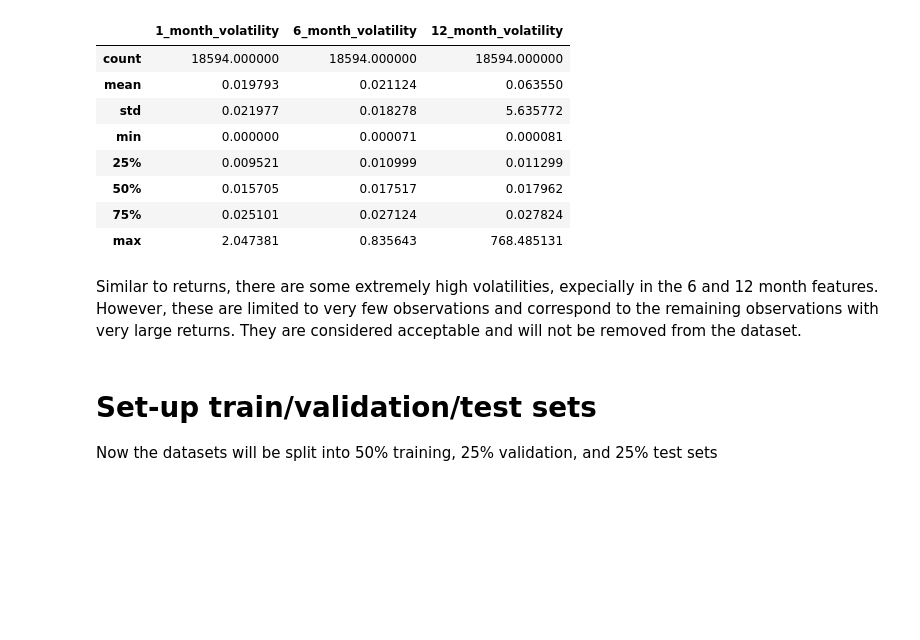
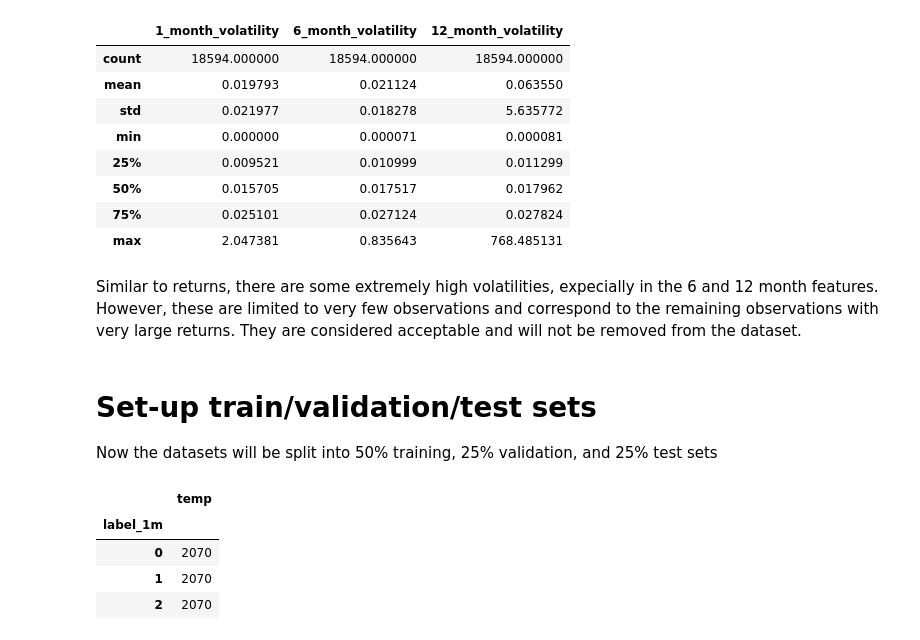
Before and after one commit to yvesdhondt/CNN-StockReturnPrediction, a Jupyter notebook: stock_return_cnn/1_data_analyis.ipynb, the cells around one changed output. Cells and saved outputs as stored; diff of their text form; code cells hidden in the pictures; blank space fills up the shorter version.

```diff
--- a/stock_return_cnn/1_data_analyis.ipynb
+++ b/stock_return_cnn/1_data_analyis.ipynb
@@ -196,17 +196,16 @@ balanced_observations = balance_sample([0, 1, 2], observations, label_name="labe
 
 # Create balanced train, test & validation sub-samples
 train, temp = balanced_sampler([0, 1, 2], balanced_observations, label_name="label_1m", test_size=0.3)
-test, val = balanced_sampler([0, 1, 2], balanced_observations, label_name="label_1m", test_size=0.5)
-
-"""
-train, temp = balanced_sampler([0, 1, 2], observations, label_name="label_1m", test_size=0.6) # 40% goes to training data, 30% to test & 30% to validation
-test, val = balanced_sampler([0, 1, 2], observations, label_name="label_1m", test_size=0.5) # 15% goes to both test & validation data
-"""
+test, val = balanced_sampler([0, 1, 2], temp, label_name="label_1m", test_size=0.5)
 
 # Create directory
 if not os.path.isdir("ModelData"):
     os.makedirs("ModelData")
-
-train.to_csv("ModelData/obs_train.csv", index=False)
-val.to_csv("ModelData/obs_val.csv", index=False)
-test.to_csv("ModelData/obs_test.csv", index=False)
+# %%
+train.groupby("label_1m").agg(temp=("stock", "count"))
+# %% [output]
+|  | temp |
+| label_1m |  |
+| 0 | 2070 |
+| 1 | 2070 |
+| 2 | 2070 |
```
Also changed, not shown: parts of 6 cells of this notebook, 8 other files.
